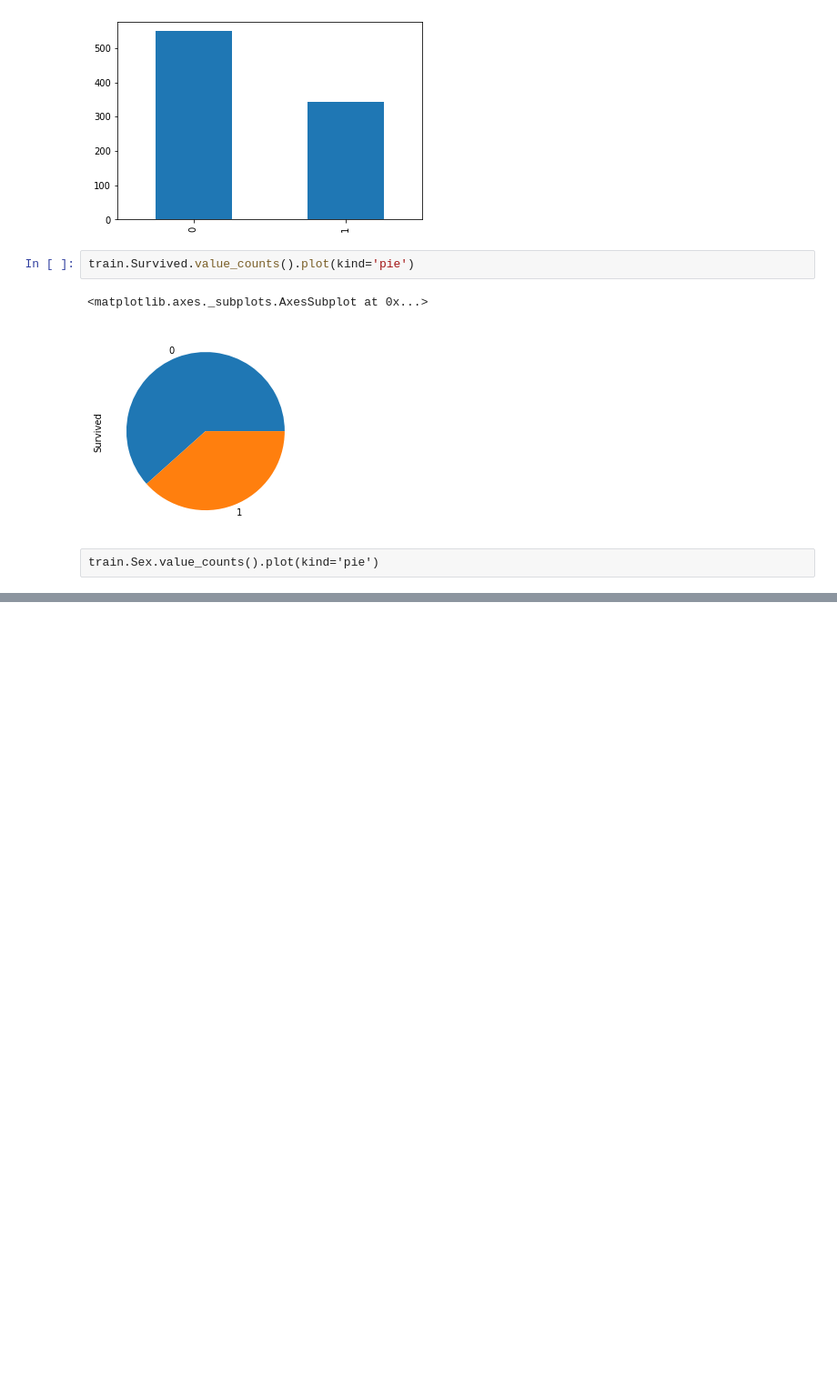
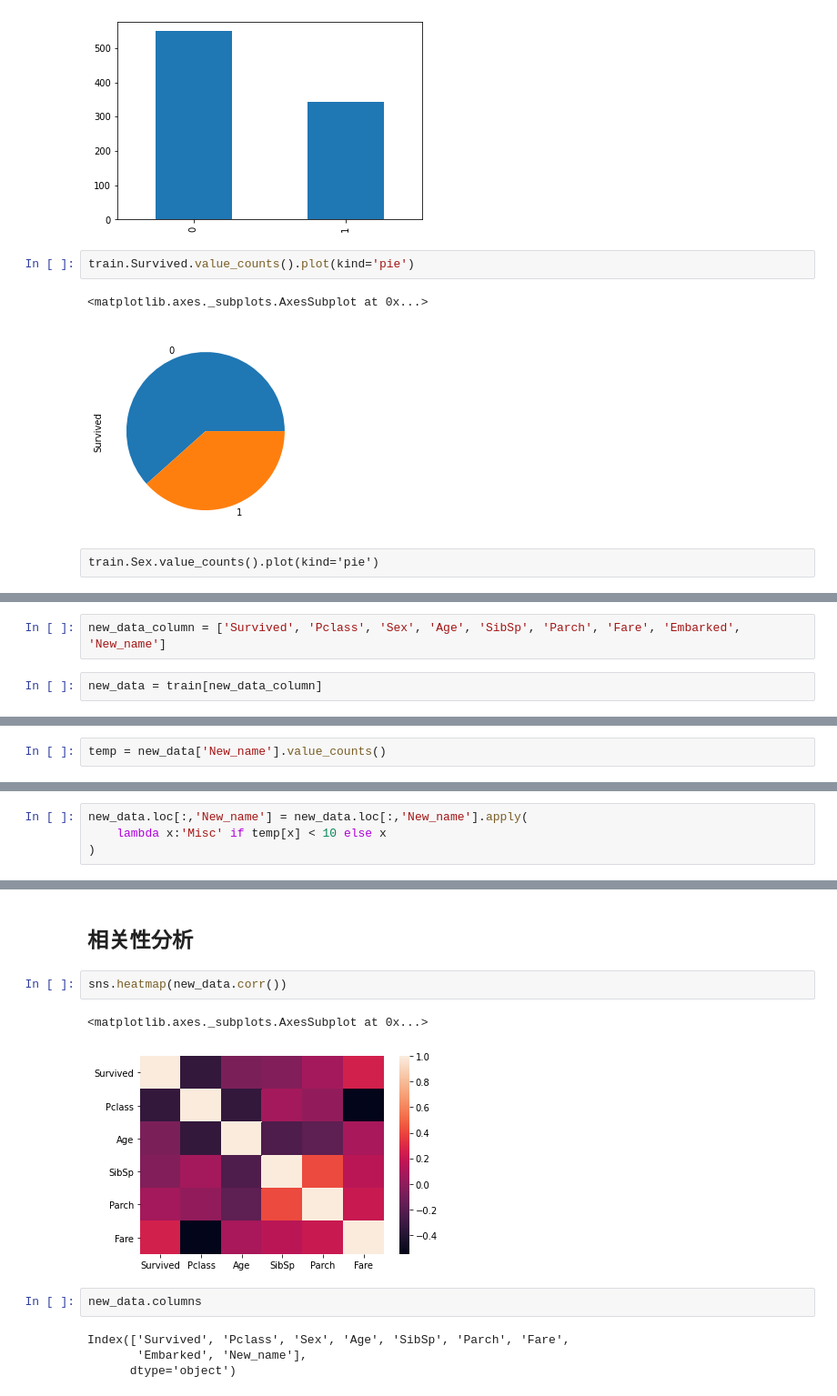
Before and after one commit to Miki123-gif/Competition-Training, a Jupyter notebook: 参照特征工程入门这本书.ipynb, the cells around one changed output, grey strips where cells are left out. Shown: that part at 91% size. Saved outputs shown, nothing was run; the diff lists cells and outputs as text; blank space fills up the shorter version.

```diff
--- a/参照特征工程入门这本书.ipynb
+++ b/参照特征工程入门这本书.ipynb
@@ -207,0 +250,4 @@ train.Sex.value_counts().plot(kind='pie')
+# %%
+new_data_column = ['Survived', 'Pclass', 'Sex', 'Age', 'SibSp', 'Parch', 'Fare', 'Embarked', 'New_name']
+# %%
+new_data = train[new_data_column]
@@ -207,0 +263,2 @@ train.Sex.value_counts().plot(kind='pie')
+# %%
+temp = new_data['New_name'].value_counts()
@@ -207,0 +269,4 @@ train.Sex.value_counts().plot(kind='pie')
+# %%
+new_data.loc[:,'New_name'] = new_data.loc[:,'New_name'].apply(
+    lambda x:'Misc' if temp[x] < 10 else x
+)
@@ -207,0 +293,13 @@ train.Sex.value_counts().plot(kind='pie')
+# %% [markdown]
+## 相关性分析
+# %%
+sns.heatmap(new_data.corr())
+# %% [output]
+<matplotlib.axes._subplots.AxesSubplot at 0x...>
+[figure, added]
+# %%
+new_data.columns
+# %% [output]
+Index(['Survived', 'Pclass', 'Sex', 'Age', 'SibSp', 'Parch', 'Fare',
+       'Embarked', 'New_name'],
+      dtype='object')
```
Also changed, not shown: parts of 39 cells of this notebook.
